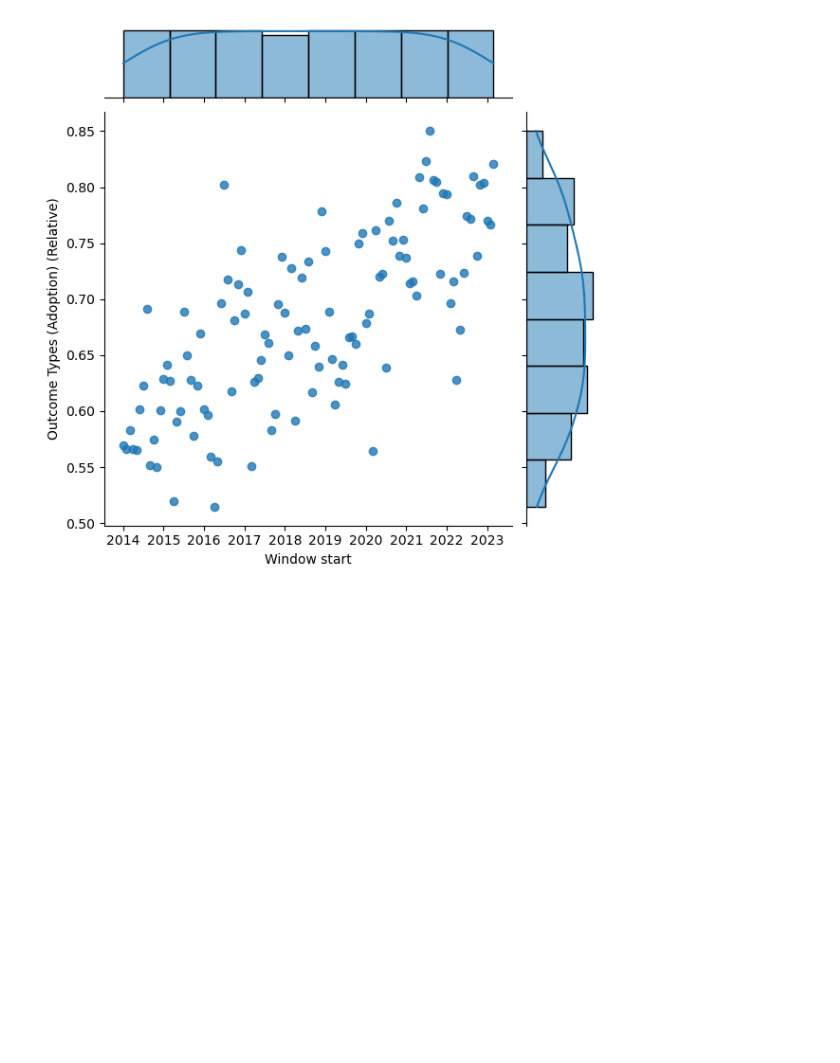
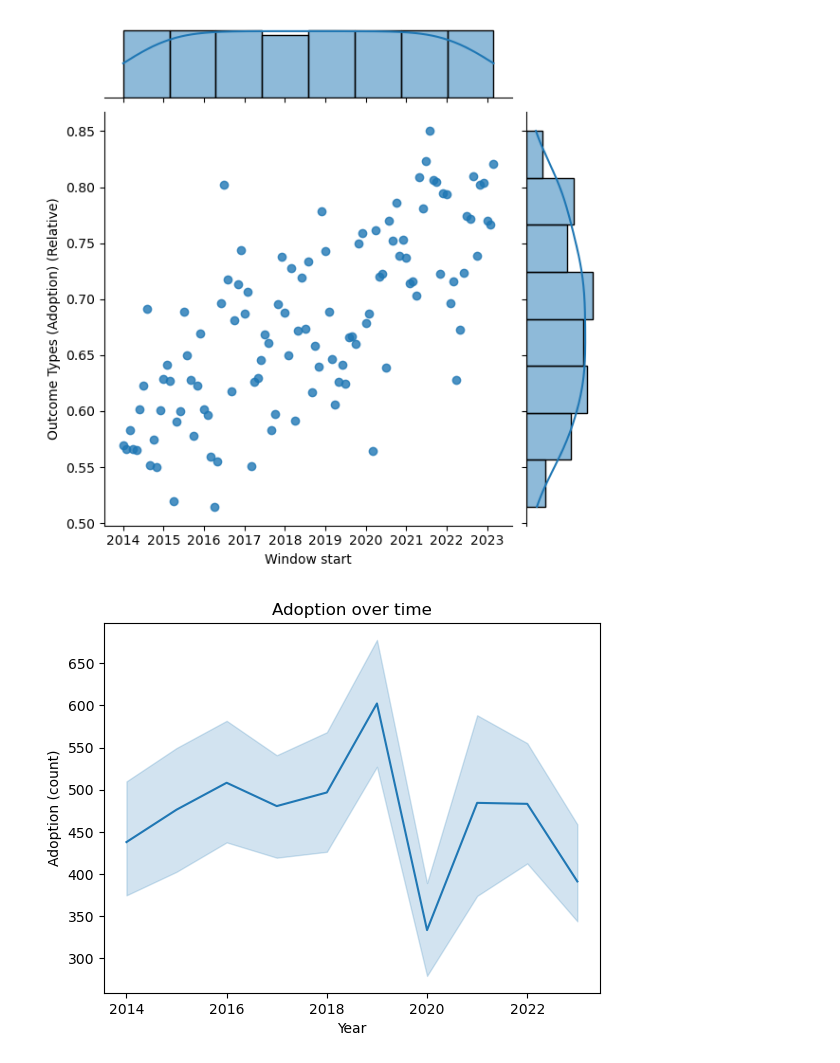
Before and after one commit to i12345/AustinAnimalCenterAnalysis, a Jupyter notebook: population.ipynb, the cells around one changed output. Saved outputs shown, nothing was run; the diff lists cells and outputs as text; code cells hidden in the pictures; blank space fills up the shorter version.

```diff
--- a/population.ipynb
+++ b/population.ipynb
@@ -219,3 +222,14 @@ adoptionCorr(window_start, None)
 [figure]
 [figure]
 [figure]
+# %%
+sns.lineplot(
+    x=df_populations['Window start'].dt.year,
+    y=df_populations['Outcome Types (Adoption) (Absolute)']
+)
+plt.xlabel("Year")
+plt.ylabel("Adoption (count)")
+plt.title("Adoption over time")
+plt.show()
+# %% [output]
+[figure, added]
```
Also changed, not shown: parts of 1 cell of this notebook, 5 other files.
